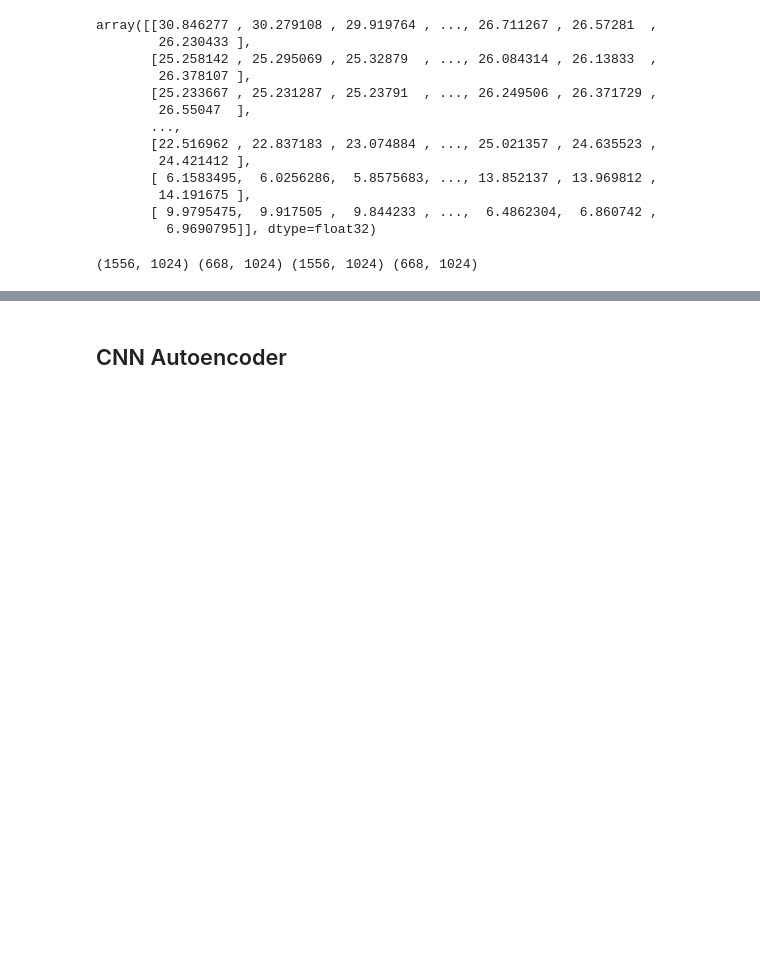
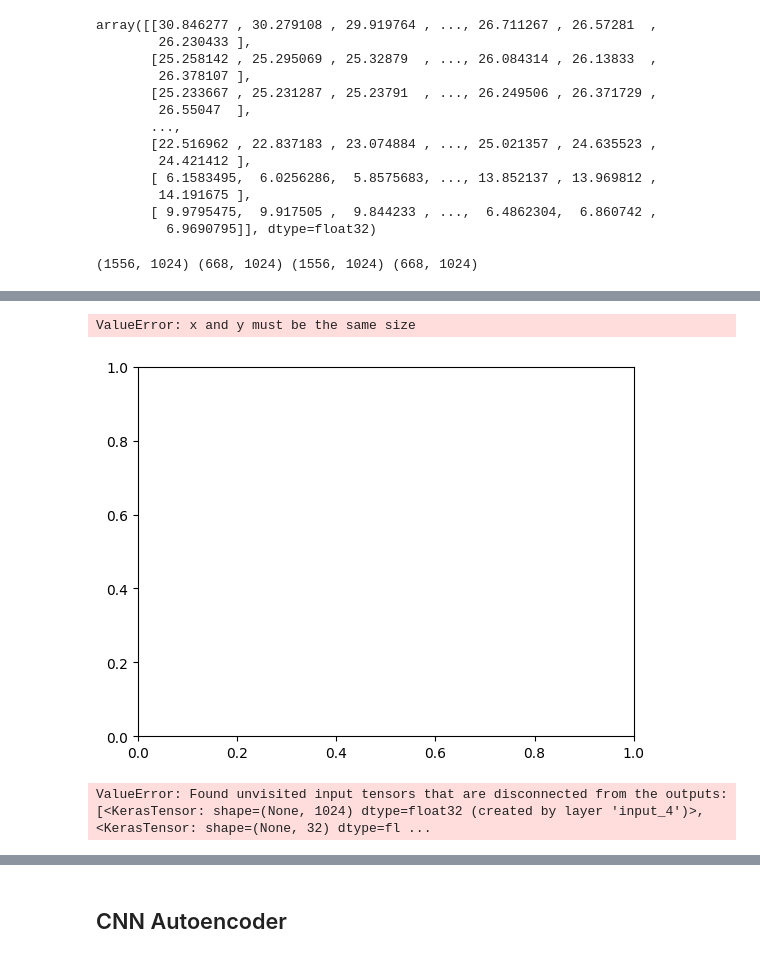
Before and after one commit to mariajmolina/UMDAOSC650, a Jupyter notebook: autoencoder.ipynb, the cells around one changed output, grey strips where cells are left out. Drawn from its saved outputs; the diff is of its cells as text; code cells hidden in the pictures; blank space fills up the shorter version.

```diff
--- a/autoencoder.ipynb
+++ b/autoencoder.ipynb
@@ -168,0 +198,6 @@ plt.show()
+# %%
+plt.scatter(y_test, y_pred)
+plt.show()
+# %% [output]
+ValueError: x and y must be the same size
+[figure, added]
@@ -168,0 +210,7 @@ plt.show()
+# %%
+bottleneck = ks.backend.function([model.layers[0].input,
+                     model.layers[1].input,
+                     model.layers[2].input],
+ [model.layers[2].output])
+# %% [output]
+ValueError: Found unvisited input tensors that are disconnected from the outputs: [<KerasTensor: shape=(None, 1024) dtype=float32 (created by layer 'input_4')>, <KerasTensor: shape=(None, 32) dtype=fl ...
```
Also changed, not shown: parts of 20 cells of this notebook.
